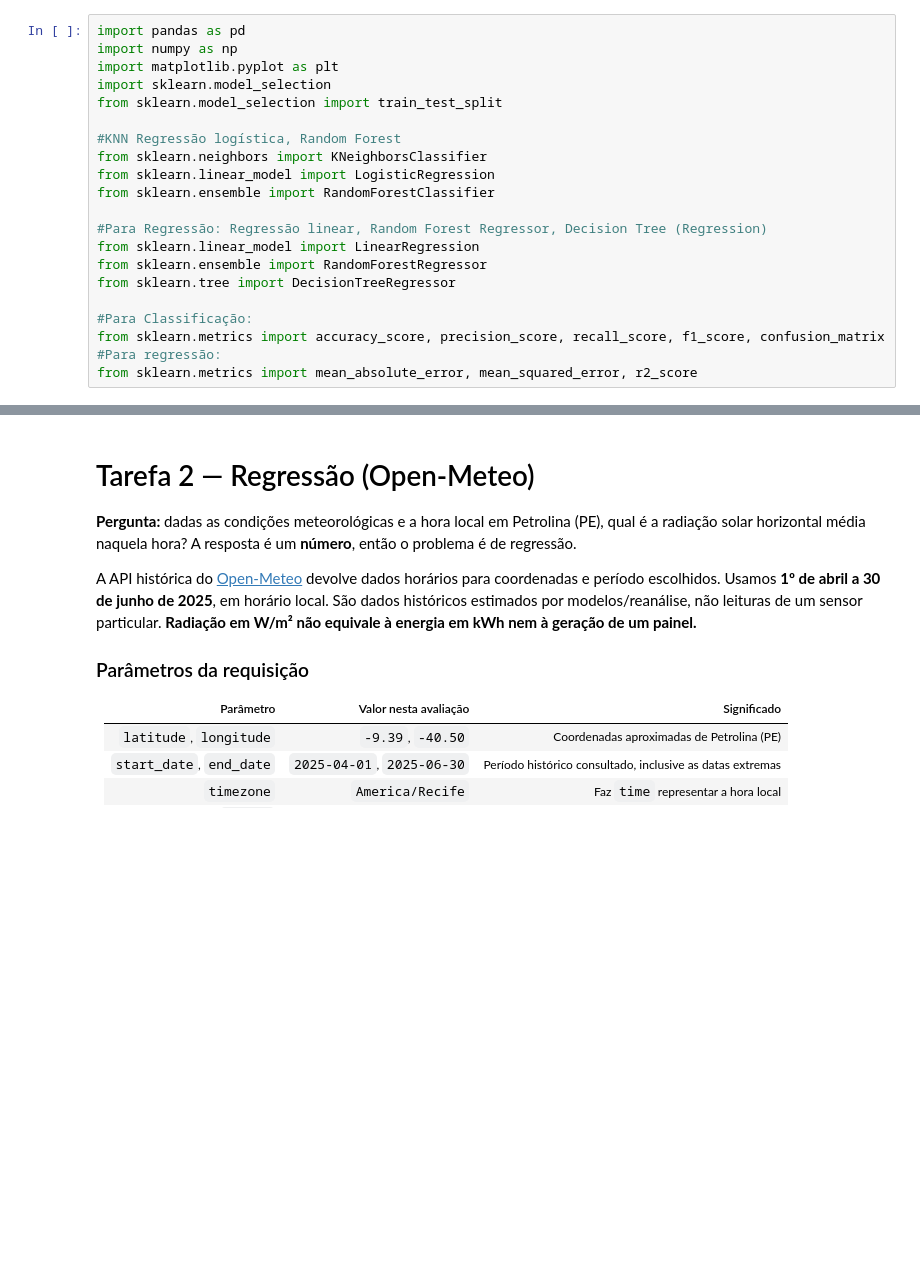
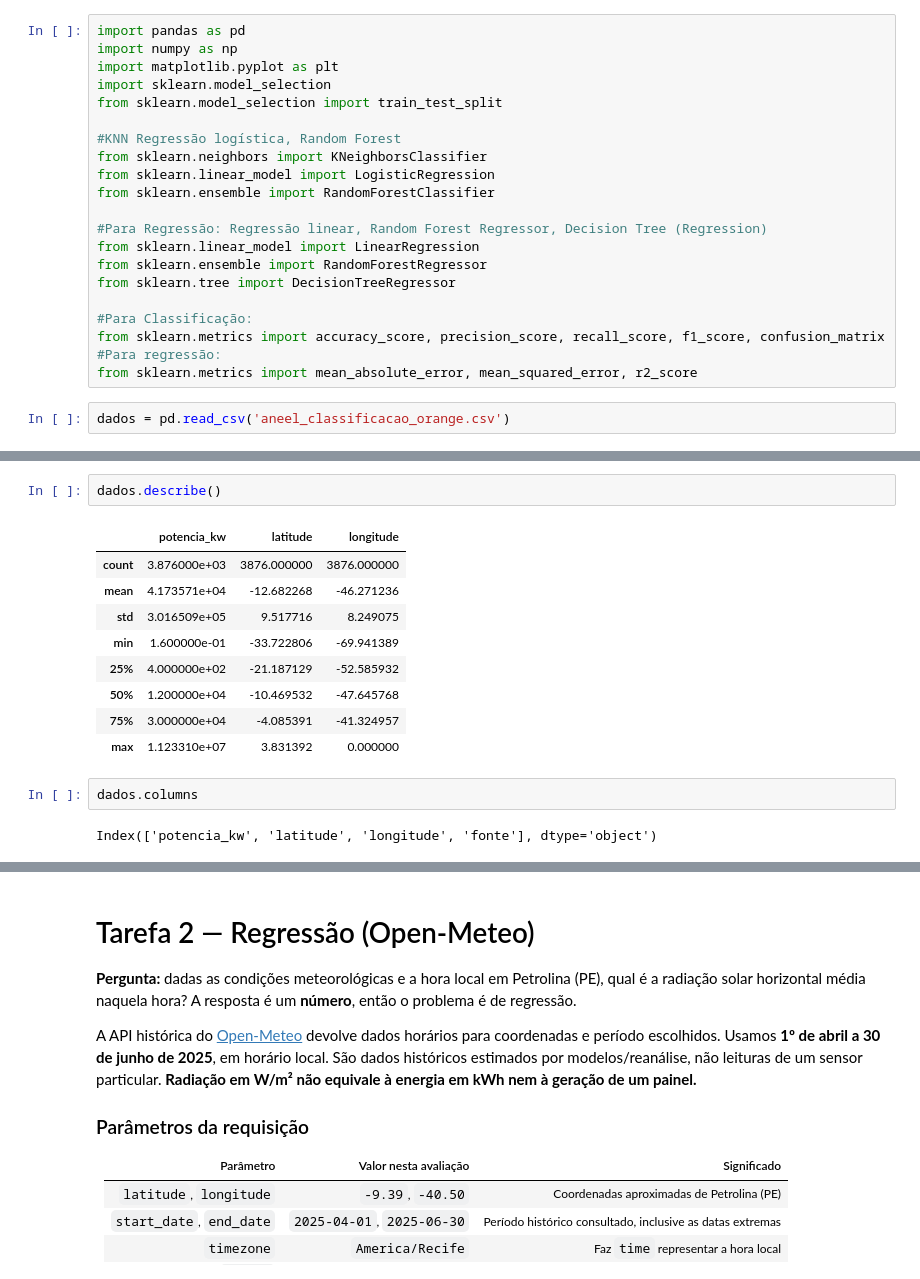
Before and after one commit to gabrielcggs/CP02-SERS-MACHINE-LEARNING, a Jupyter notebook: Aula_APIs_Energia_Renovavel_ML.ipynb, the cells around one changed output, grey strips where cells are left out. Saved outputs shown, nothing was run; the diff lists cells and outputs as text; blank space fills up the shorter version.

```diff
--- a/Aula_APIs_Energia_Renovavel_ML.ipynb
+++ b/Aula_APIs_Energia_Renovavel_ML.ipynb
@@ -148,3 +148,5 @@ from sklearn.tree import DecisionTreeRegressor
 from sklearn.metrics import accuracy_score, precision_score, recall_score, f1_score, confusion_matrix
 #Para regressão:
 from sklearn.metrics import mean_absolute_error, mean_squared_error, r2_score
+# %%
+dados = pd.read_csv('aneel_classificacao_orange.csv')
@@ -150,0 +189,16 @@ from sklearn.metrics import mean_absolute_error, mean_squared_error, r2_score
+# %%
+dados.describe()
+# %% [output]
+|  | potencia_kw | latitude | longitude |
+| count | 3.876000e+03 | 3876.000000 | 3876.000000 |
+| mean | 4.173571e+04 | -12.682268 | -46.271236 |
+| std | 3.016509e+05 | 9.517716 | 8.249075 |
+| min | 1.600000e-01 | -33.722806 | -69.941389 |
+| 25% | 4.000000e+02 | -21.187129 | -52.585932 |
+| 50% | 1.200000e+04 | -10.469532 | -47.645768 |
+| 75% | 3.000000e+04 | -4.085391 | -41.324957 |
+| max | 1.123310e+07 | 3.831392 | 0.000000 |
+# %%
+dados.columns
+# %% [output]
+Index(['potencia_kw', 'latitude', 'longitude', 'fonte'], dtype='object')
```
Also changed, not shown: parts of 30 cells of this notebook.
